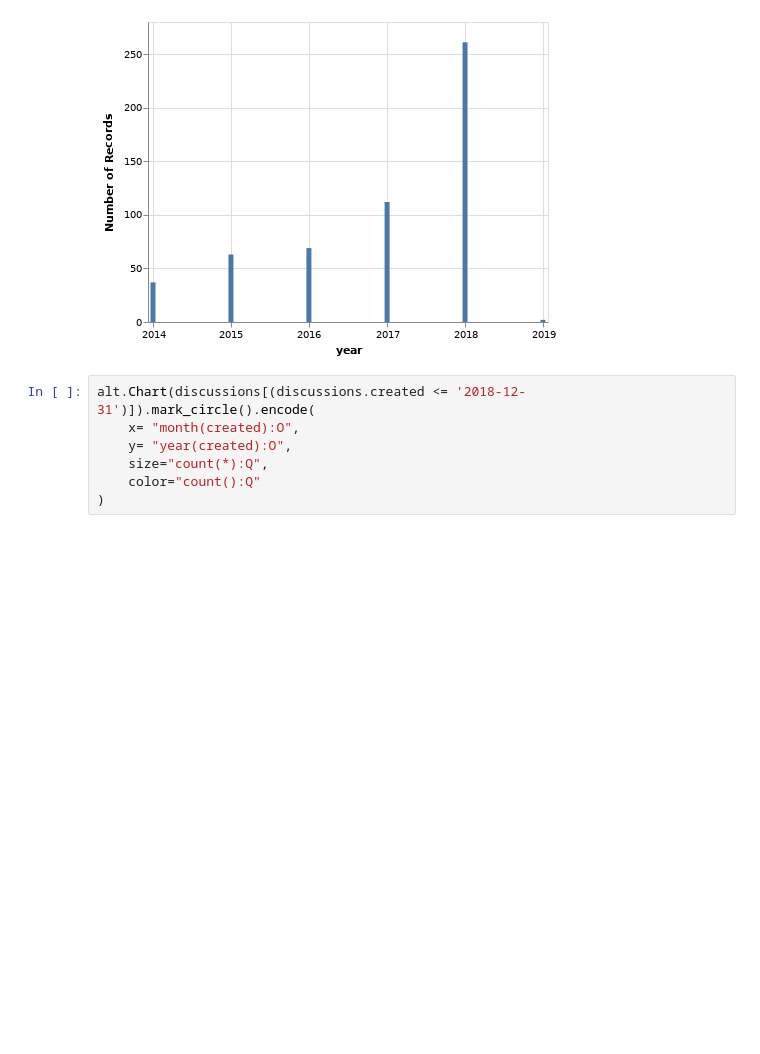
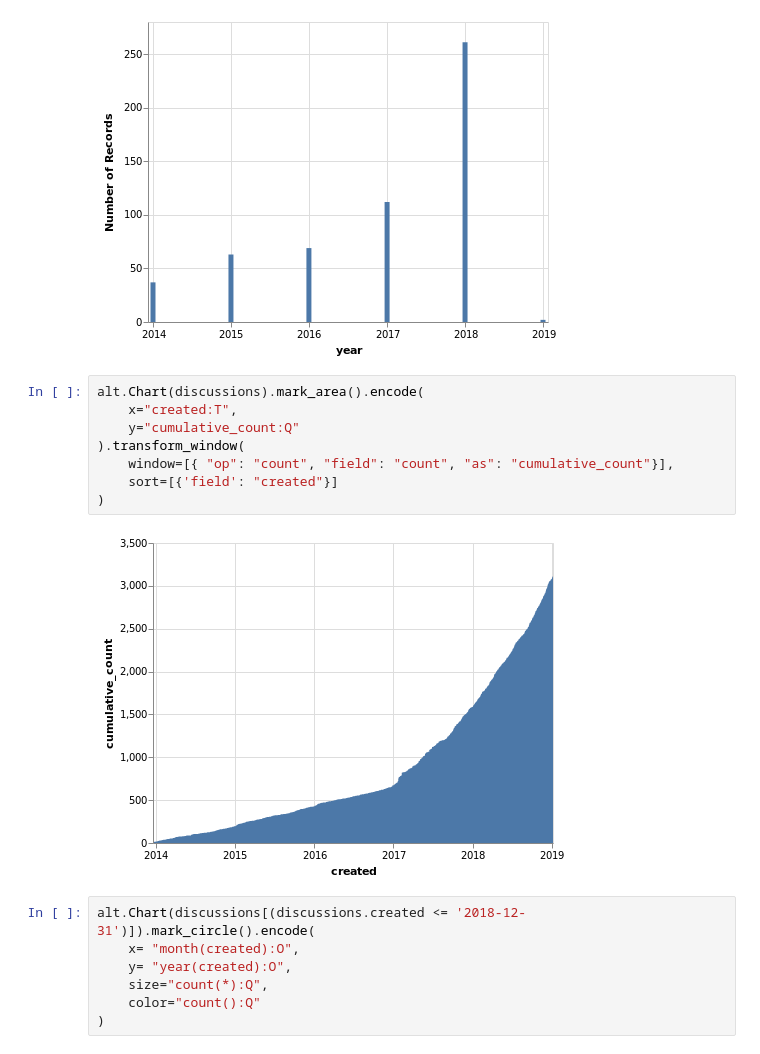
Before and after one commit to taniki/notebooks, a Jupyter notebook: data.gouv.fr/pilotage/discussions.ipynb, the cells around one changed output. Cells and saved outputs as stored; diff of their text form; blank space fills up the shorter version.

```diff
--- a/data.gouv.fr/pilotage/discussions.ipynb
+++ b/data.gouv.fr/pilotage/discussions.ipynb
@@ -56,6 +56,16 @@ alt.Chart(discussions[discussions.closed.notna()]).mark_bar().encode(
 )
 # %% [output]
 [figure]
+# %%
+alt.Chart(discussions).mark_area().encode(
+    x="created:T",
+    y="cumulative_count:Q"
+).transform_window(
+    window=[{ "op": "count", "field": "count", "as": "cumulative_count"}],
+    sort=[{'field': "created"}]
+)
+# %% [output]
+[figure, added]
 # %%
 alt.Chart(discussions[(discussions.created <= '2018-12-31')]).mark_circle().encode(
     x= "month(created):O",
```
Also changed, not shown: parts of 4 cells of this notebook, 5 other files.
